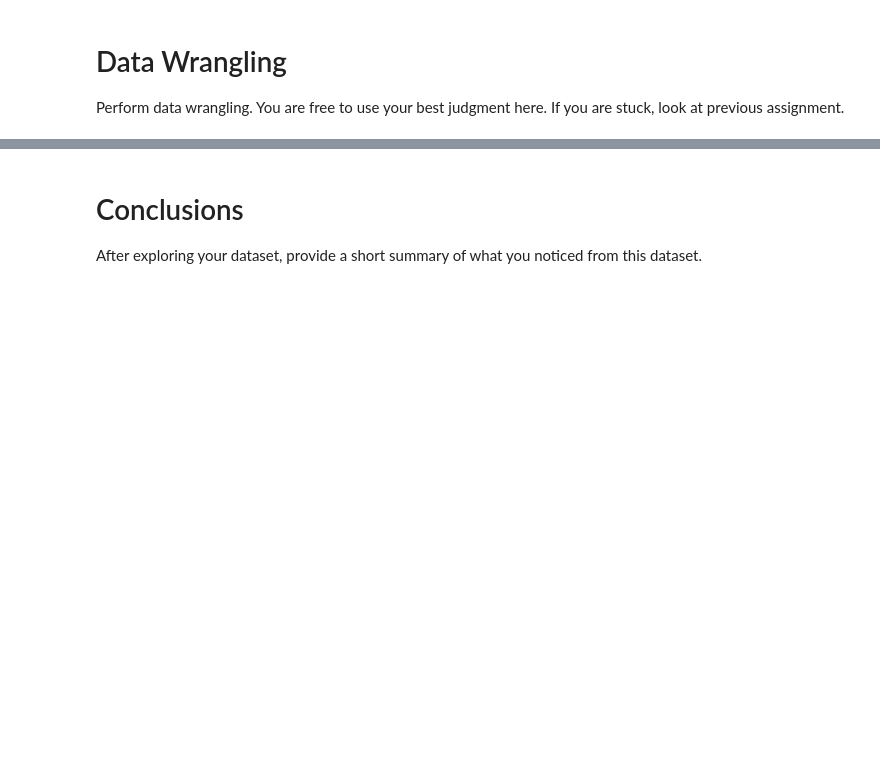
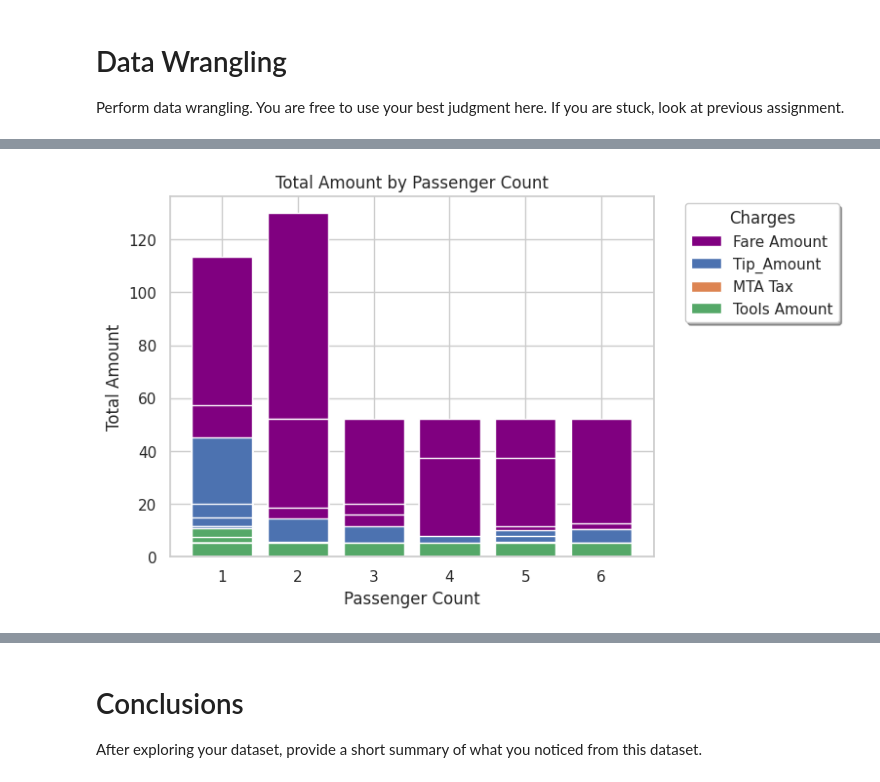
Before and after one commit to alinsimon/data602, a Jupyter notebook: 08_assignment.ipynb, the cells around one changed output, grey strips where cells are left out. Saved outputs shown, nothing was run; the diff lists cells and outputs as text; code cells hidden in the pictures; blank space fills up the shorter version.

```diff
--- a/08_assignment.ipynb
+++ b/08_assignment.ipynb
@@ -97,0 +187,13 @@ In a comment or text box, explain the differences between creating a plot in mat
+# %%
+plt.bar(df.passenger_count,df.fare_amount,label ='Fare Amount', color='purple')
+plt.bar(df.passenger_count,df.tip_amount, label ='Tip_Amount')
+plt.bar(df.passenger_count,df.mta_tax,label ='MTA Tax')
+plt.bar(df.passenger_count,df.tolls_amount, label ='Tools Amount')
+plt.legend(title='Charges', bbox_to_anchor=(1.05, 1), loc='upper left', shadow=True)
+plt.title('Total Amount by Passenger Count')
+plt.xlabel('Passenger Count')
+plt.ylabel('Total Amount')
+plt.style.use('ggplot')
+plt.show()
+# %% [output]
+[figure, added]
```
Also changed, not shown: parts of 35 cells of this notebook.
